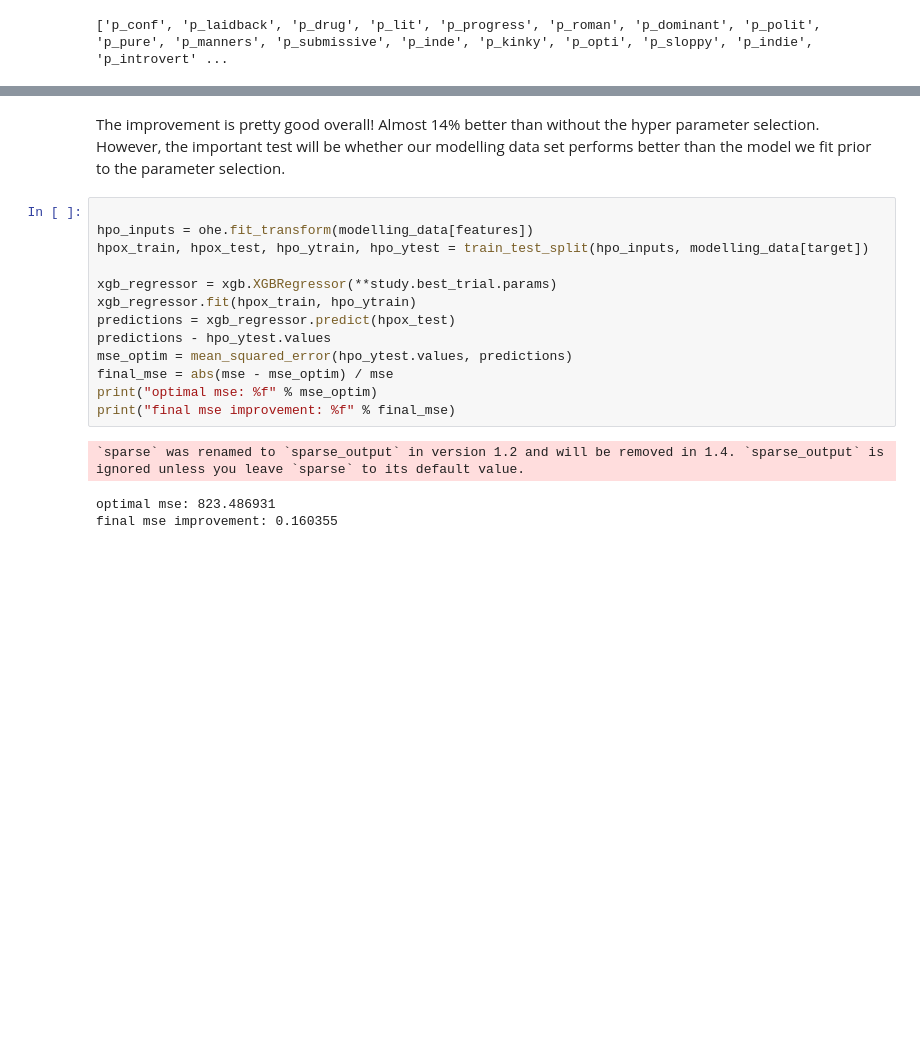
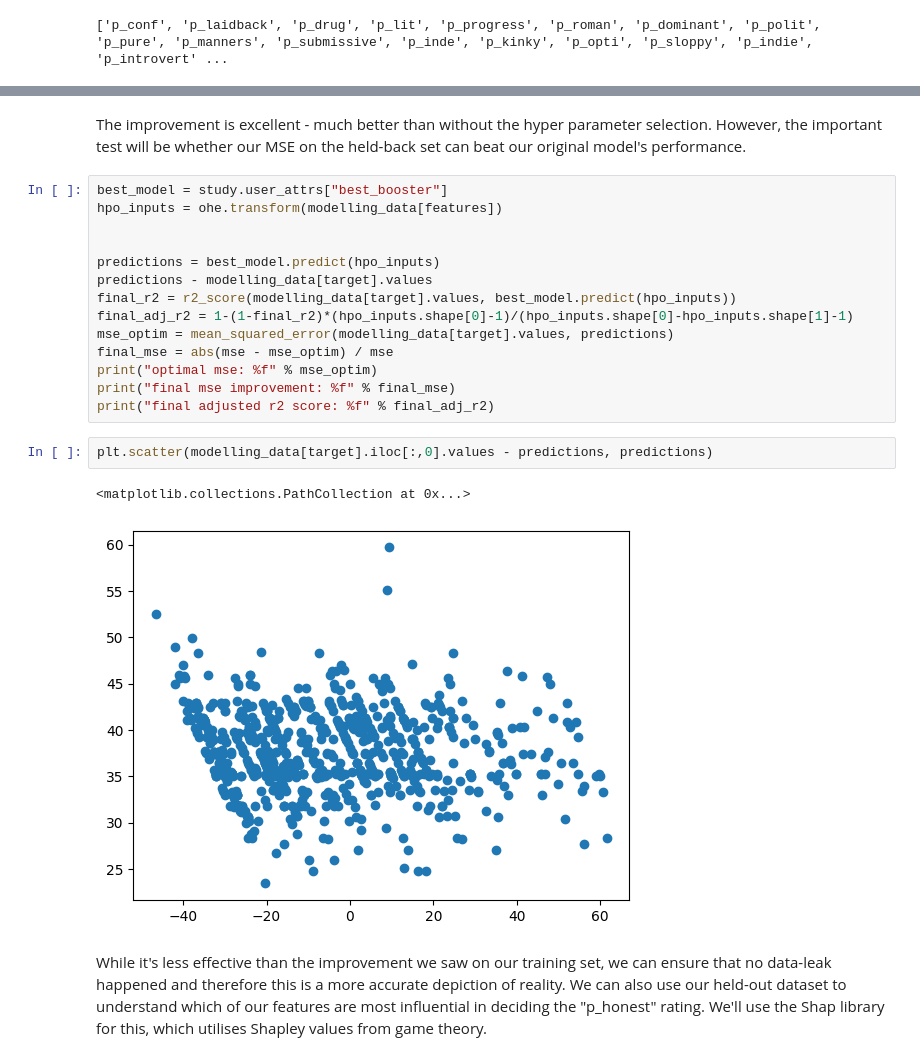
Before and after one commit to mccallmmm/portfolio, a Jupyter notebook: ok_cupid.ipynb, the cells around one changed output, grey strips where cells are left out. Cells and saved outputs as stored; diff of their text form; blank space fills up the shorter version.

```diff
--- a/ok_cupid.ipynb
+++ b/ok_cupid.ipynb
@@ -168,22 +183,26 @@ mse improvement 0.485515
 # %% [markdown]
-The improvement is pretty good overall! Almost 14% better than without the hyper parameter selection. However, the important test will be whether our modelling data set performs better than the model we fit prior to the parameter selection.
+The improvement is excellent - much better than without the hyper parameter selection. However, the important test will be whether our MSE on the held-back set can beat our original model's performance.
 # %%
+best_model = study.user_attrs["best_booster"]
+hpo_inputs = ohe.transform(modelling_data[features])
 
-hpo_inputs = ohe.fit_transform(modelling_data[features])
-hpox_train, hpox_test, hpo_ytrain, hpo_ytest = train_test_split(hpo_inputs, modelling_data[target])
 
-xgb_regressor = xgb.XGBRegressor(**study.best_trial.params)
-xgb_regressor.fit(hpox_train, hpo_ytrain)
-predictions = xgb_regressor.predict(hpox_test)
-predictions - hpo_ytest.values
-mse_optim = mean_squared_error(hpo_ytest.values, predictions)
+predictions = best_model.predict(hpo_inputs)
+predictions - modelling_data[target].values
+final_r2 = r2_score(modelling_data[target].values, best_model.predict(hpo_inputs))
+final_adj_r2 = 1-(1-final_r2)*(hpo_inputs.shape[0]-1)/(hpo_inputs.shape[0]-hpo_inputs.shape[1]-1)
+mse_optim = mean_squared_error(modelling_data[target].values, predictions)
 final_mse = abs(mse - mse_optim) / mse
 print("optimal mse: %f" % mse_optim)
 print("final mse improvement: %f" % final_mse)
+print("final adjusted r2 score: %f" % final_adj_r2)
-# %% [output]
-`sparse` was renamed to `sparse_output` in version 1.2 and will be removed in 1.4. `sparse_output` is ignored unless you leave `sparse` to its default value.
-optimal mse: 823.486931
-final mse improvement: 0.160355
+# %%
+plt.scatter(modelling_data[target].iloc[:,0].values - predictions, predictions)
+# %% [output]
+<matplotlib.collections.PathCollection at 0x...>
+[figure, added]
+# %% [markdown]
+While it's less effective than the improvement we saw on our training set, we can ensure that no data-leak happened and therefore this is a more accurate depiction of reality. We can also use our held-out dataset to understand which of our features are most influential in deciding the "p_honest" rating. We'll use the Shap library for this, which utilises Shapley values from game theory.
 # %%
 feature_names = modelling_data.columns
 explainer = shap.TreeExplainer(xgb_regressor)
```
Also changed, not shown: parts of 18 cells of this notebook.
